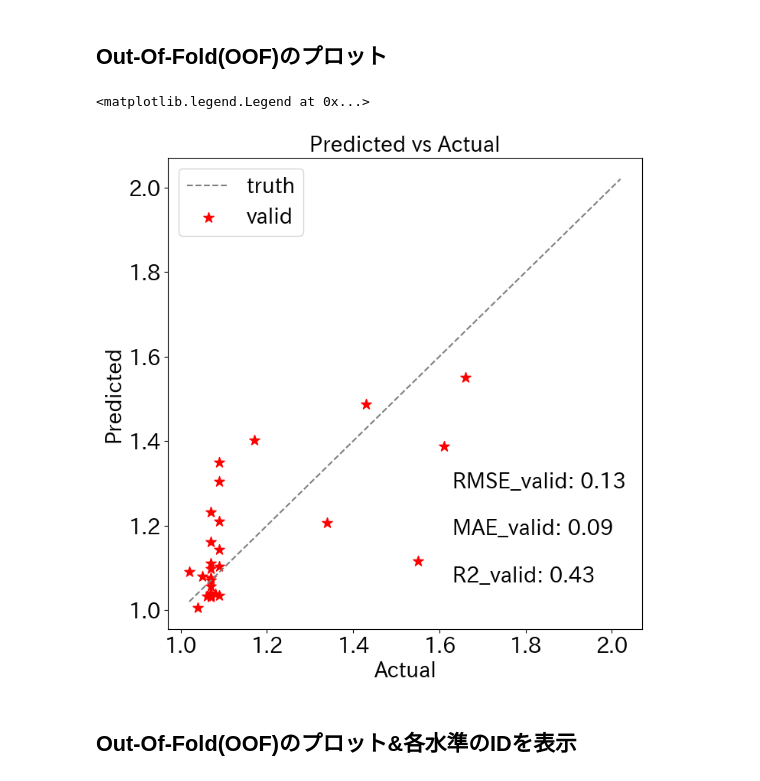
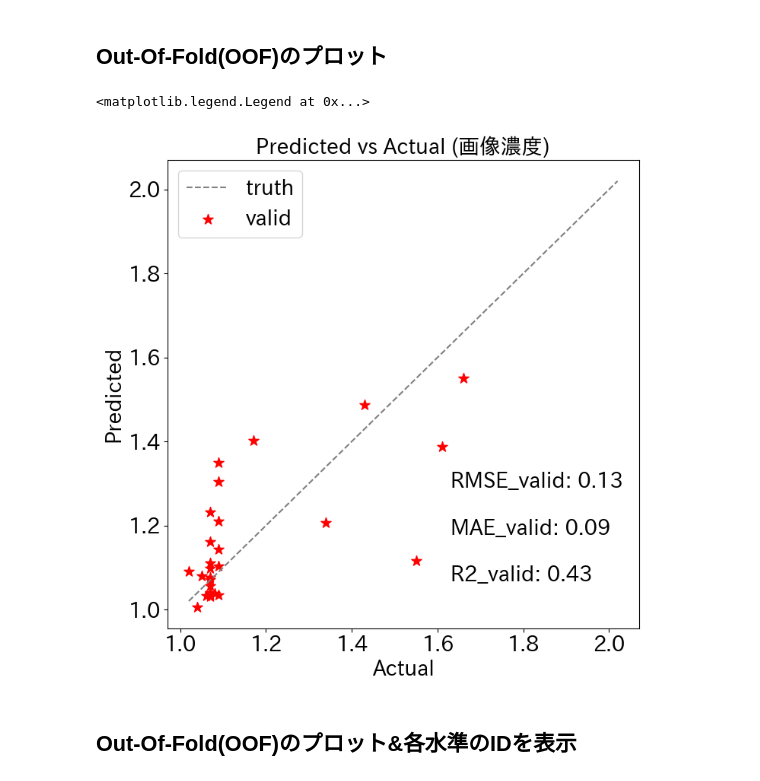
Before and after one commit to mipypf/practical-mi-guide, a Jupyter notebook: chapter2/src/baseline_画像濃度.ipynb, the cells around one changed output. Cells and saved outputs as stored; diff of their text form; code cells hidden in the pictures.

```diff
--- a/chapter2/src/baseline_画像濃度.ipynb
+++ b/chapter2/src/baseline_画像濃度.ipynb
@@ -294,33 +322,33 @@ R2_train: 0.7153533049279399
 # %%
 # oofをActualとPredictedに分けてプロット
 plt.figure(figsize=(8, 8))
-plt.title("Predicted vs Actual")
+plt.title(f"Predicted vs Actual ({CFG.target})")
 plt.scatter(train_Y, oof, label="valid", color="red", marker="*", s=100)
 x_truth = np.arange(train_Y.values.min(), train_Y.values.max() + 1)
 y_truth = x_truth
 plt.plot(x_truth, y_truth, "--", color="gray", label="truth")
 plt.xlabel("Actual")
 plt.ylabel("Predicted")
 # plt.textでRMSE, MAE, R2を右下に表示
 plt.text(
     0.6,
     0.3,
     f"RMSE_valid: {np.sqrt(mean_squared_error(train_Y, oof)):.2f}",
     transform=plt.gca().transAxes,
 )
 plt.text(
     0.6,
     0.2,
     f"MAE_valid: {mean_absolute_error(train_Y, oof):.2f}",
     transform=plt.gca().transAxes,
 )
 plt.text(
     0.6, 0.1, f"R2_valid: {r2_score(train_Y, oof):.2f}", transform=plt.gca().transAxes
 )
 plt.legend()
 # %% [output]
 <matplotlib.legend.Legend at 0x...>
-[figure, old version]
+[figure, new version]
 # %% [markdown]
 ## Out-Of-Fold(OOF)のプロット&各水準のIDを表示
 # %%
```
Also changed, not shown: parts of 2 cells of this notebook, 4 other files.
